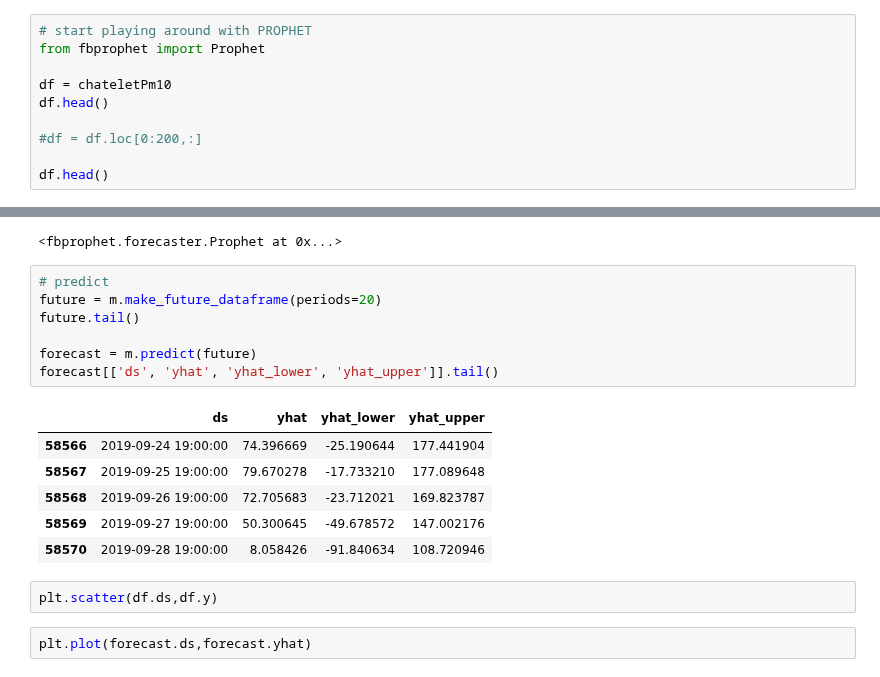
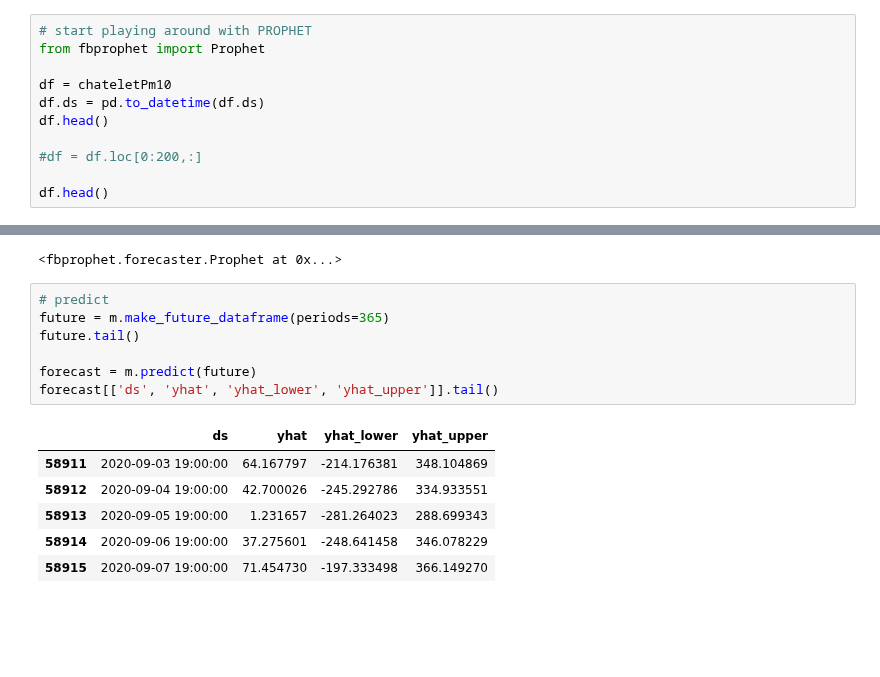
Before and after one commit to aety/insight, a Jupyter notebook: RATP/air/exloreAirQuality.ipynb, the cells around one changed output, grey strips where cells are left out. Drawn from its saved outputs; the diff is of its cells as text; blank space fills up the shorter version.

```diff
--- a/RATP/air/exloreAirQuality.ipynb
+++ b/RATP/air/exloreAirQuality.ipynb
@@ -67,6 +67,7 @@ chateletPm10 = pd.DataFrame(data=d)
 from fbprophet import Prophet
 
 df = chateletPm10
+df.ds = pd.to_datetime(df.ds)
 df.head()
 
 #df = df.loc[0:200,:]
@@ -87,19 +88,15 @@ m.fit(df) # Fitting should take 1-5 seconds
 <fbprophet.forecaster.Prophet at 0x...>
 # %%
 # predict
-future = m.make_future_dataframe(periods=20)
+future = m.make_future_dataframe(periods=365)
 future.tail()
 
 forecast = m.predict(future)
 forecast[['ds', 'yhat', 'yhat_lower', 'yhat_upper']].tail()
 # %% [output]
 |  | ds | yhat | yhat_lower | yhat_upper |
-| 58566 | 2019-09-24 19:00:00 | 74.396669 | -25.190644 | 177.441904 |
-| 58567 | 2019-09-25 19:00:00 | 79.670278 | -17.733210 | 177.089648 |
-| 58568 | 2019-09-26 19:00:00 | 72.705683 | -23.712021 | 169.823787 |
-| 58569 | 2019-09-27 19:00:00 | 50.300645 | -49.678572 | 147.002176 |
-| 58570 | 2019-09-28 19:00:00 | 8.058426 | -91.840634 | 108.720946 |
+| 58911 | 2020-09-03 19:00:00 | 64.167797 | -214.176381 | 348.104869 |
+| 58912 | 2020-09-04 19:00:00 | 42.700026 | -245.292786 | 334.933551 |
+| 58913 | 2020-09-05 19:00:00 | 1.231657 | -281.264023 | 288.699343 |
+| 58914 | 2020-09-06 19:00:00 | 37.275601 | -248.641458 | 346.078229 |
+| 58915 | 2020-09-07 19:00:00 | 71.454730 | -197.333498 | 366.149270 |
-# %%
-plt.scatter(df.ds,df.y)
-# %%
-plt.plot(forecast.ds,forecast.yhat)
```
Also changed, not shown: parts of 3 cells of this notebook.
